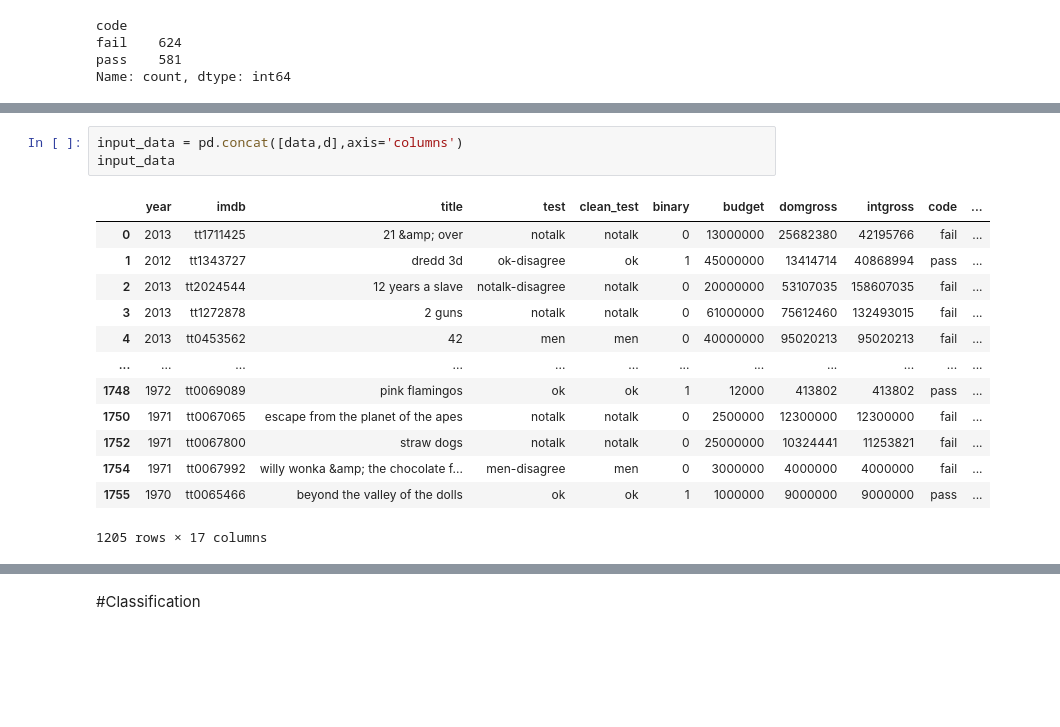
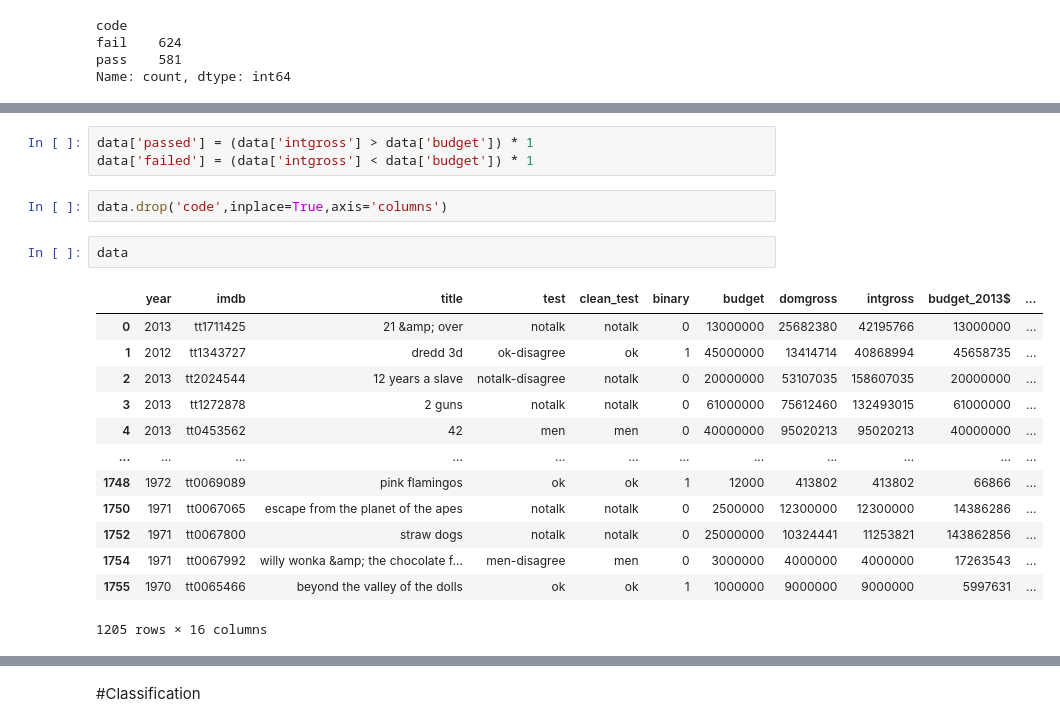
Before and after one commit to Mostafa-Mohamed-Atef/movies-data-science, a Jupyter notebook: Prediction.ipynb, the cells around one changed output, grey strips where cells are left out. Cells and saved outputs as stored; diff of their text form; blank space fills up the shorter version.

```diff
--- a/Prediction.ipynb
+++ b/Prediction.ipynb
@@ -228,19 +206,23 @@ d
-# %%
-input_data = pd.concat([data,d],axis='columns')
-input_data
-# %% [output]
-|  | year | imdb | title | test | clean_test | binary | budget | domgross | intgross | code | ... |
-| 0 | 2013 | tt1711425 | 21 &amp; over | notalk | notalk | 0 | 13000000 | 25682380 | 42195766 | fail | ... |
-| 1 | 2012 | tt1343727 | dredd 3d | ok-disagree | ok | 1 | 45000000 | 13414714 | 40868994 | pass | ... |
-| 2 | 2013 | tt2024544 | 12 years a slave | notalk-disagree | notalk | 0 | 20000000 | 53107035 | 158607035 | fail | ... |
-| 3 | 2013 | tt1272878 | 2 guns | notalk | notalk | 0 | 61000000 | 75612460 | 132493015 | fail | ... |
-| 4 | 2013 | tt0453562 | 42 | men | men | 0 | 40000000 | 95020213 | 95020213 | fail | ... |
-| ... | ... | ... | ... | ... | ... | ... | ... | ... | ... | ... | ... |
-| 1748 | 1972 | tt0069089 | pink flamingos | ok | ok | 1 | 12000 | 413802 | 413802 | pass | ... |
-| 1750 | 1971 | tt0067065 | escape from the planet of the apes | notalk | notalk | 0 | 2500000 | 12300000 | 12300000 | fail | ... |
-| 1752 | 1971 | tt0067800 | straw dogs | notalk | notalk | 0 | 25000000 | 10324441 | 11253821 | fail | ... |
-| 1754 | 1971 | tt0067992 | willy wonka &amp; the chocolate f... | men-disagree | men | 0 | 3000000 | 4000000 | 4000000 | fail | ... |
-| 1755 | 1970 | tt0065466 | beyond the valley of the dolls | ok | ok | 1 | 1000000 | 9000000 | 9000000 | pass | ... |
-1205 rows × 17 columns
+# %%
+data['passed'] = (data['intgross'] > data['budget']) * 1
+data['failed'] = (data['intgross'] < data['budget']) * 1
+# %%
+data.drop('code',inplace=True,axis='columns')
+# %%
+data
+# %% [output]
+|  | year | imdb | title | test | clean_test | binary | budget | domgross | intgross | budget_2013$ | ... |
+| 0 | 2013 | tt1711425 | 21 &amp; over | notalk | notalk | 0 | 13000000 | 25682380 | 42195766 | 13000000 | ... |
+| 1 | 2012 | tt1343727 | dredd 3d | ok-disagree | ok | 1 | 45000000 | 13414714 | 40868994 | 45658735 | ... |
+| 2 | 2013 | tt2024544 | 12 years a slave | notalk-disagree | notalk | 0 | 20000000 | 53107035 | 158607035 | 20000000 | ... |
+| 3 | 2013 | tt1272878 | 2 guns | notalk | notalk | 0 | 61000000 | 75612460 | 132493015 | 61000000 | ... |
+| 4 | 2013 | tt0453562 | 42 | men | men | 0 | 40000000 | 95020213 | 95020213 | 40000000 | ... |
+| ... | ... | ... | ... | ... | ... | ... | ... | ... | ... | ... | ... |
+| 1748 | 1972 | tt0069089 | pink flamingos | ok | ok | 1 | 12000 | 413802 | 413802 | 66866 | ... |
+| 1750 | 1971 | tt0067065 | escape from the planet of the apes | notalk | notalk | 0 | 2500000 | 12300000 | 12300000 | 14386286 | ... |
+| 1752 | 1971 | tt0067800 | straw dogs | notalk | notalk | 0 | 25000000 | 10324441 | 11253821 | 143862856 | ... |
+| 1754 | 1971 | tt0067992 | willy wonka &amp; the chocolate f... | men-disagree | men | 0 | 3000000 | 4000000 | 4000000 | 17263543 | ... |
+| 1755 | 1970 | tt0065466 | beyond the valley of the dolls | ok | ok | 1 | 1000000 | 9000000 | 9000000 | 5997631 | ... |
+1205 rows × 16 columns
 # %%
 from matplotlib import pyplot as plt
```
Also changed, not shown: parts of 19 cells of this notebook.
